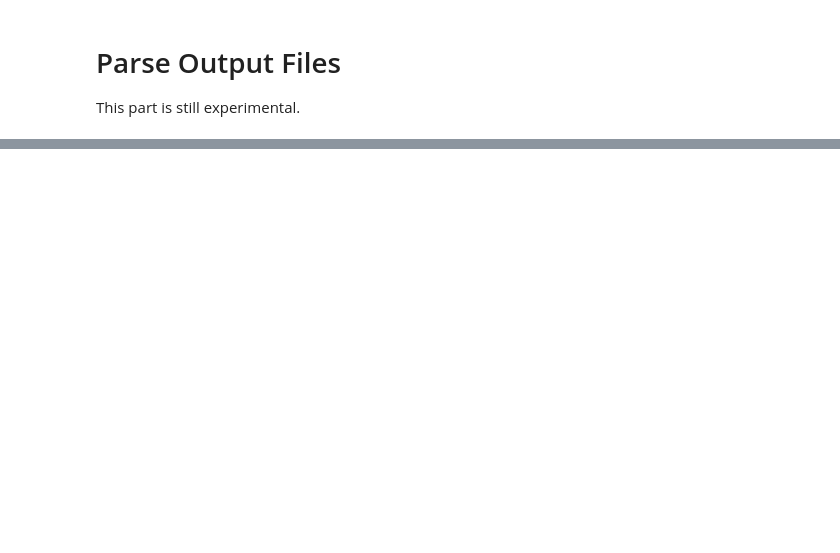
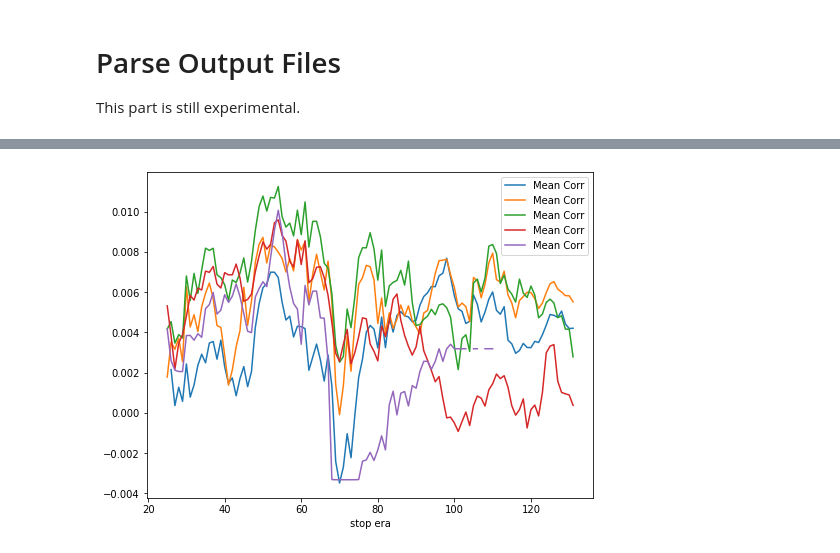
Before and after one commit to djliden/numerai_utils, a Jupyter notebook: notebooks/Template.ipynb, the cells around one changed output, grey strips where cells are left out. Saved outputs shown, nothing was run; the diff lists cells and outputs as text; code cells hidden in the pictures; blank space fills up the shorter version.

```diff
--- a/notebooks/Template.ipynb
+++ b/notebooks/Template.ipynb
@@ -296,0 +324,11 @@ array(['era1', 'era2', 'era3', 'era4', 'era5', 'era6', 'era7', 'era8',
+# %%
+plt_rslt = results_summary
+plt_rslt.groupby(['alpha'])
+#plt_rslt.unstack(level = 'alpha')
+
+import matplotlib.pyplot as plt
+
+fig, ax = plt.subplots(figsize=(8,6))
+bp = plt_rslt.groupby('alpha').plot('stop era', 'Mean Corr', ax=ax)
+# %% [output]
+[figure, added]
```
Also changed, not shown: parts of 11 cells of this notebook.
